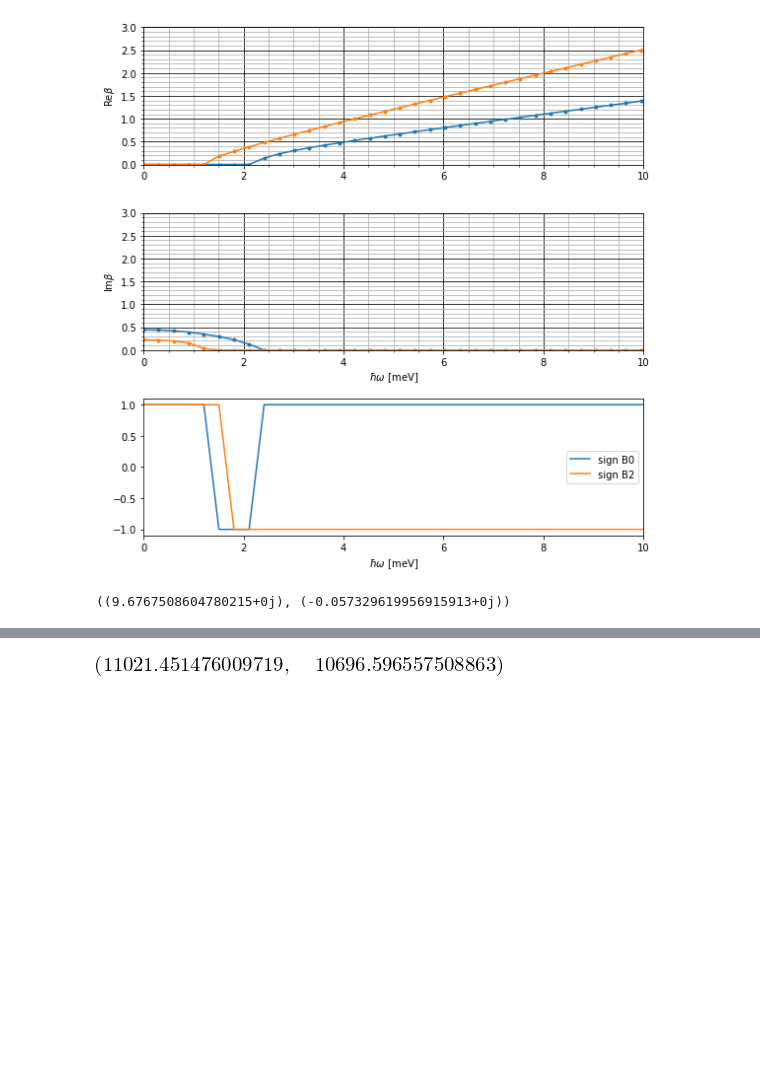
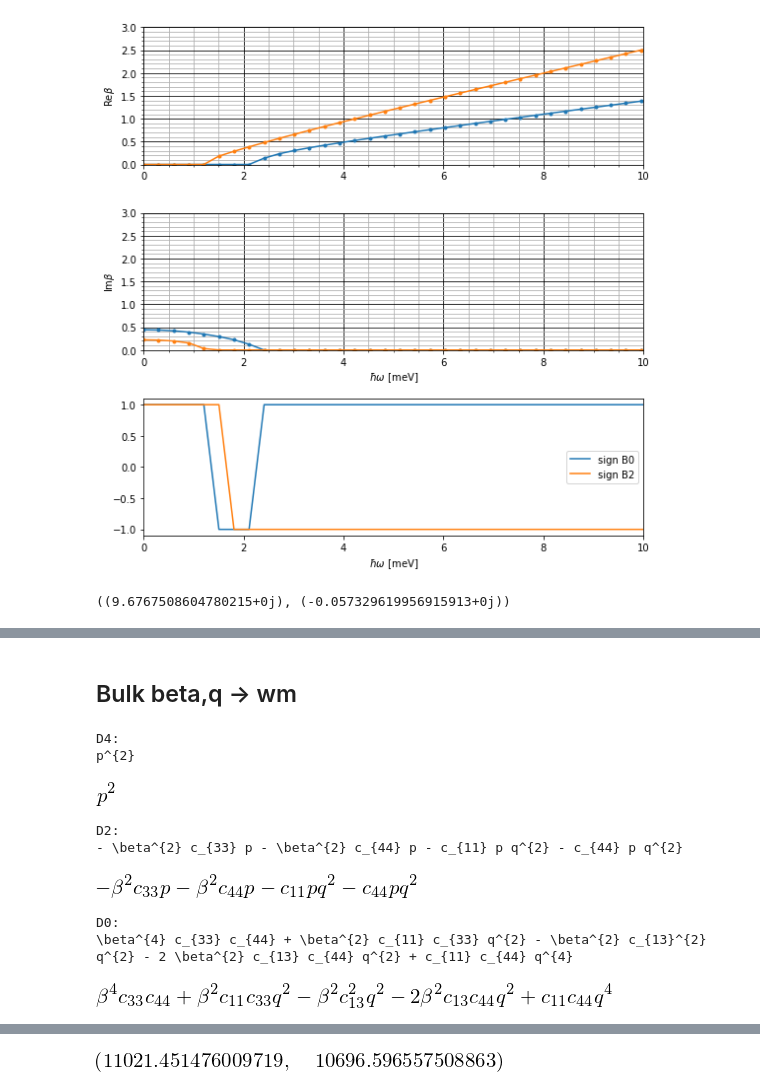
Before and after one commit to samueljamesbader/PyNitride, a Jupyter notebook: scratch/pfet_strain/PhononHeteroMath.ipynb, the cells around one changed output, grey strips where cells are left out. Cells and saved outputs as stored; diff of their text form; code cells hidden in the pictures; blank space fills up the shorter version.

```diff
--- a/scratch/pfet_strain/PhononHeteroMath.ipynb
+++ b/scratch/pfet_strain/PhononHeteroMath.ipynb
@@ -472,3 +488,32 @@ _(vs=True)
+# %% [markdown]
+## Bulk beta,q -> wm
+# %%
+D4=expand(modematrix.det()).coeff(w,4)
+D2=expand(modematrix.det()).coeff(w,2)
+D0=expand(modematrix.det()).coeff(w,0)
+print("D4:")
+print(latex(D4))
+display(D4)
+print("\n\n")
+
+print("D2:")
+print(latex(D2))
+display(D2)
+print("\n\n")
+
+print("D0:")
+print(latex(factor(D0)))
+display(factor(D0))
+# %% [output]
+D4:
+p^{2}
+[figure, added]
+D2:
+- \beta^{2} c_{33} p - \beta^{2} c_{44} p - c_{11} p q^{2} - c_{44} p q^{2}
+[figure, added]
+D0:
+\beta^{4} c_{33} c_{44} + \beta^{2} c_{11} c_{33} q^{2} - \beta^{2} c_{13}^{2} q^{2} - 2 \beta^{2} c_{13} c_{44} q^{2} + c_{11} c_{44} q^{4}
+[figure, added]
 # %%
 from scipy.optimize import curve_fit
 # %%
```
Also changed, not shown: parts of 12 cells of this notebook, 19 other files.
